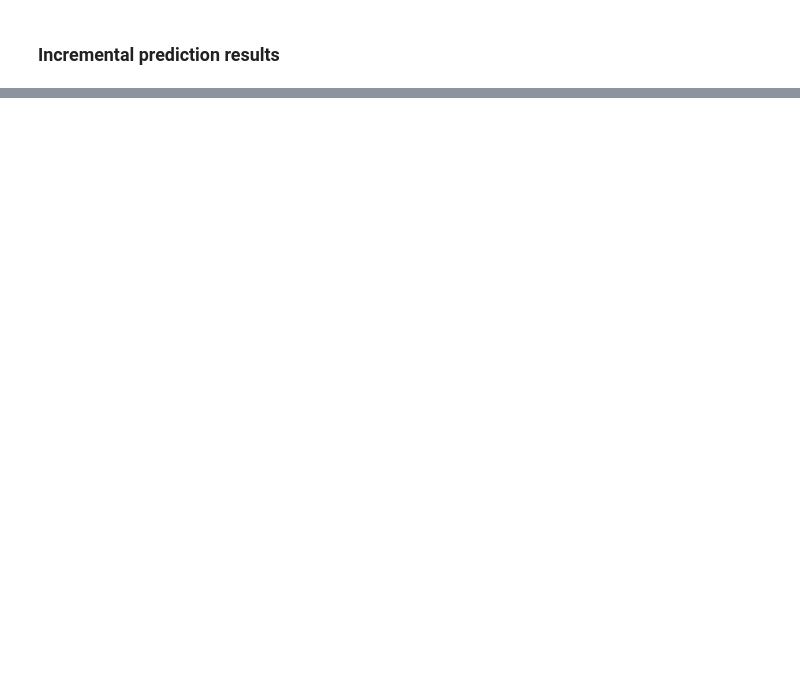
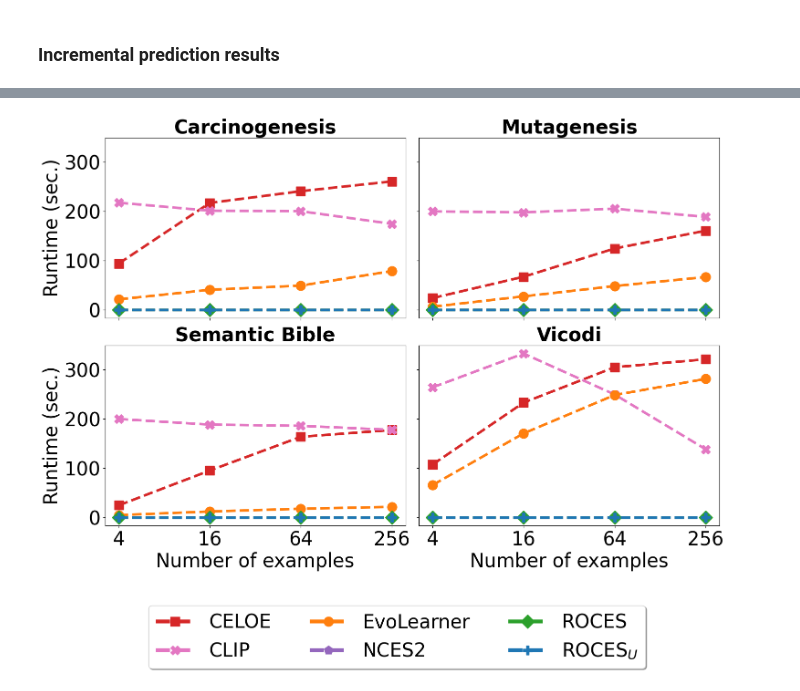
Before and after one commit to dice-group/ROCES, a Jupyter notebook: plot_curves.ipynb, the cells around one changed output, grey strips where cells are left out. Drawn from its saved outputs; the diff is of its cells as text; code cells hidden in the pictures; blank space fills up the shorter version.

```diff
--- a/plot_curves.ipynb
+++ b/plot_curves.ipynb
@@ -174,4 +172,6 @@ for kb in ["carcinogenesis", "mutagenesis", "semantic_bible", "vicodi"]:
                 nces2_results[f'{kb}']['runtime'], roces_results[f'{kb}']['runtime'], roces_u_results[f'{kb}']['runtime']]
     incremental_input_runtime.append(runtime_per_kb)
 # %%
-#plot_incremental_input_results(incremental_input_runtime, ["carcinogenesis", "mutagenesis", "semantic_bible", "vicodi"], x_values=roces_results['carcinogenesis']['examples sizes'], metric='Runtime')
+plot_incremental_input_results(incremental_input_runtime, ["carcinogenesis", "mutagenesis", "semantic_bible", "vicodi"], x_values=roces_results['carcinogenesis']['examples sizes'], metric='Runtime')
+# %% [output]
+[figure, added]
```
Also changed, not shown: parts of 7 cells of this notebook, 9 other files.
